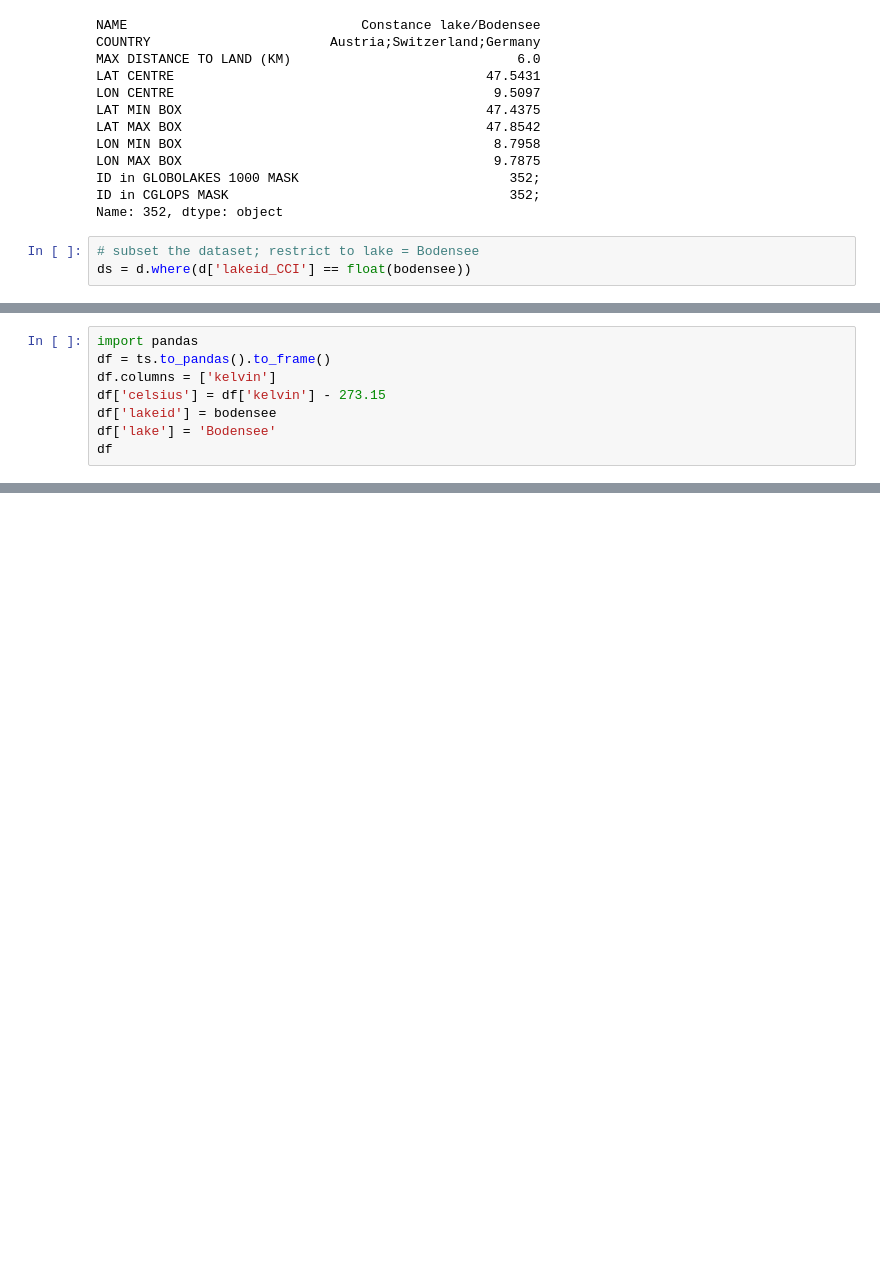
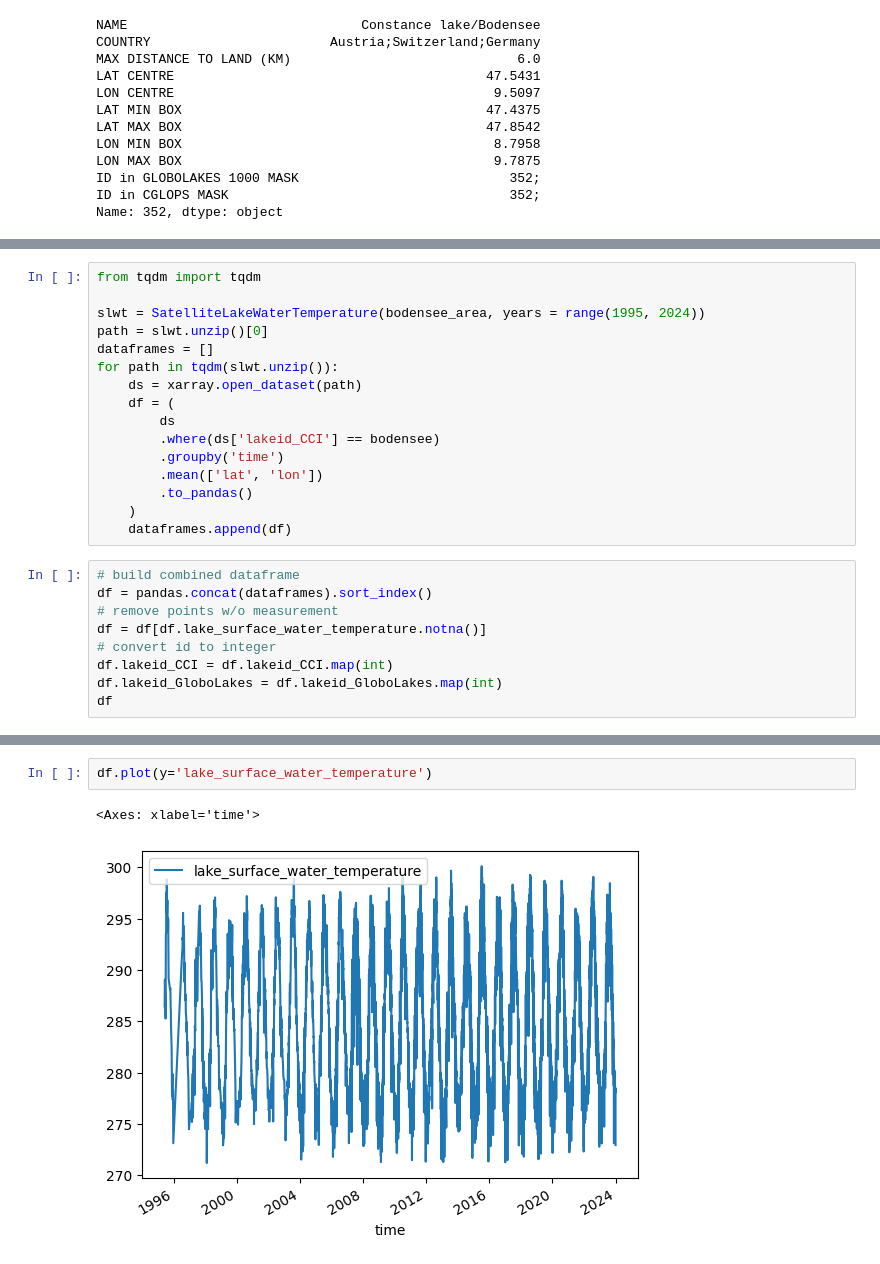
Before and after one commit to sgc-kn/cds-examples, a Jupyter notebook: lake-surface-water-temperature.ipynb, the cells around one changed output, grey strips where cells are left out. Cells and saved outputs as stored; diff of their text form; blank space fills up the shorter version.

Commit message:
Full timeseries for lake constance temperature

```diff
--- a/lake-surface-water-temperature.ipynb
+++ b/lake-surface-water-temperature.ipynb
@@ -188,6 +215,3 @@ LON MAX BOX                                        9.7875
 ID in GLOBOLAKES 1000 MASK                           352;
 ID in CGLOPS MASK                                    352;
 Name: 352, dtype: object
-# %%
-# subset the dataset; restrict to lake = Bodensee
-ds = d.where(d['lakeid_CCI'] == float(bodensee))
@@ -227,8 +217,0 @@ ts.plot()
-# %%
-import pandas
-df = ts.to_pandas().to_frame()
-df.columns = ['kelvin']
-df['celsius'] = df['kelvin'] - 273.15
-df['lakeid'] = bodensee
-df['lake'] = 'Bodensee'
-df
@@ -254,0 +237,25 @@ df['celsius'].plot()
+# %%
+from tqdm import tqdm
+
+slwt = SatelliteLakeWaterTemperature(bodensee_area, years = range(1995, 2024))
+path = slwt.unzip()[0]
+dataframes = []
+for path in tqdm(slwt.unzip()):
+    ds = xarray.open_dataset(path)
+    df = (
+        ds
+        .where(ds['lakeid_CCI'] == bodensee)
+        .groupby('time')
+        .mean(['lat', 'lon'])
+        .to_pandas()
+    )
+    dataframes.append(df)
+# %%
+# build combined dataframe
+df = pandas.concat(dataframes).sort_index()
+# remove points w/o measurement
+df = df[df.lake_surface_water_temperature.notna()]
+# convert id to integer
+df.lakeid_CCI = df.lakeid_CCI.map(int)
+df.lakeid_GloboLakes = df.lakeid_GloboLakes.map(int)
+df
@@ -254,0 +277,5 @@ df['celsius'].plot()
+# %%
+df.plot(y='lake_surface_water_temperature')
+# %% [output]
+<Axes: xlabel='time'>
+[figure, added]
```
Also changed, not shown: parts of 11 cells of this notebook.
